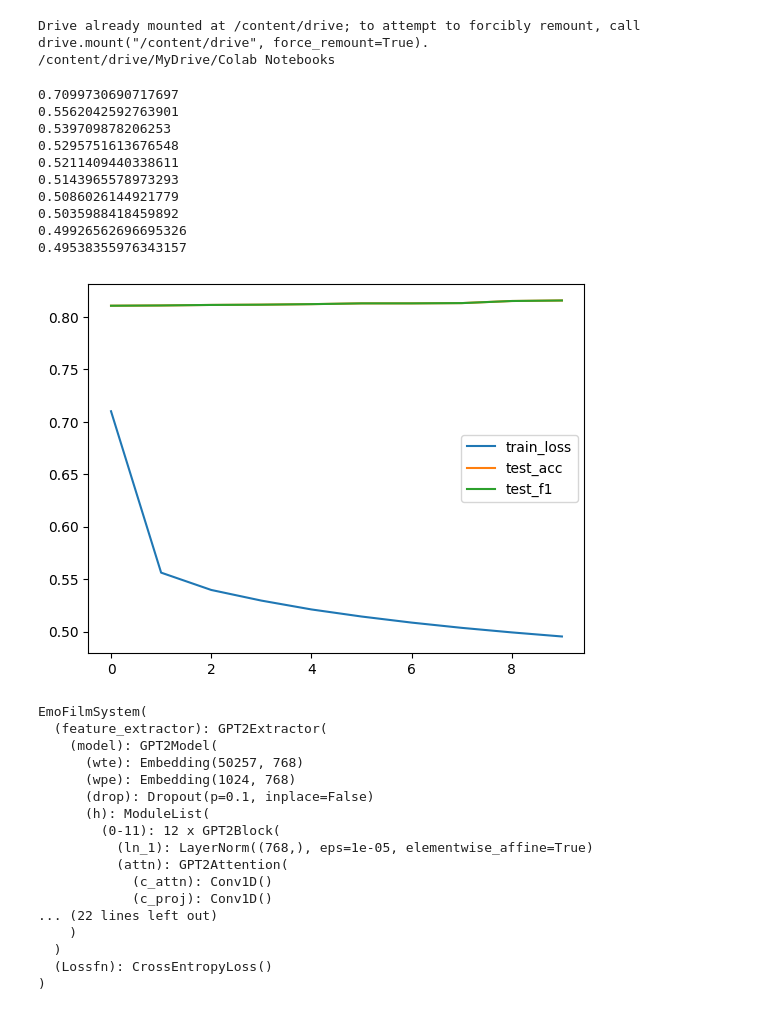
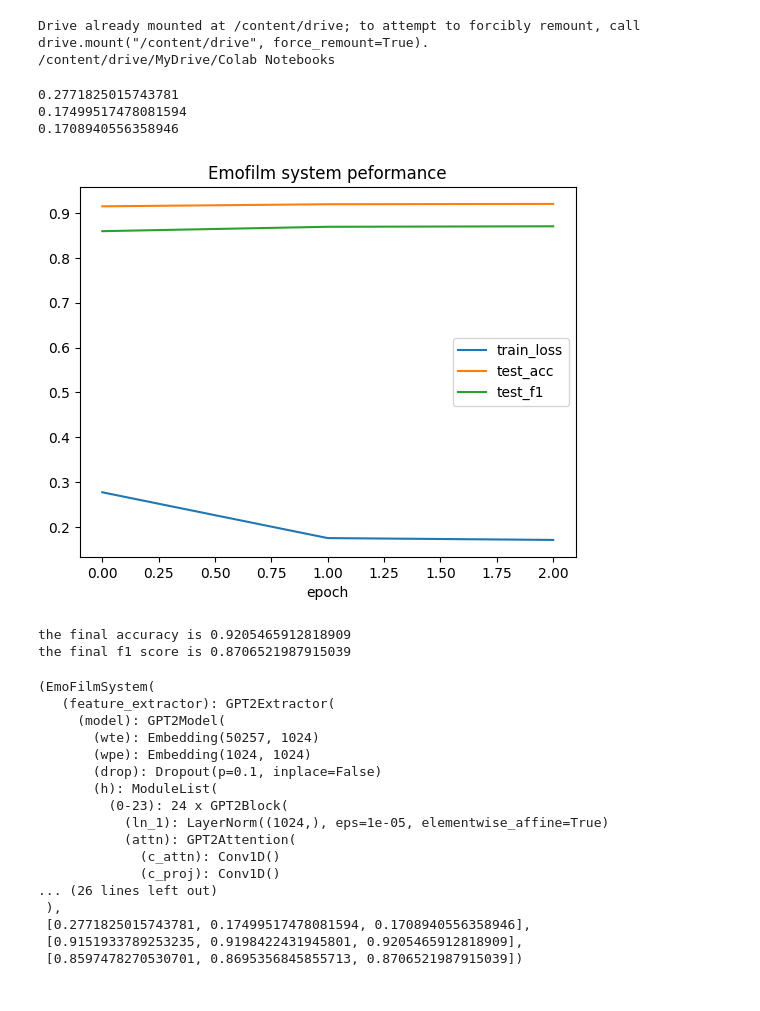
Before and after one commit to ece1786-2023/FilmEMO, a Jupyter notebook: trainer.ipynb, the cells around one changed output. Saved outputs shown, nothing was run; the diff lists cells and outputs as text; code cells hidden in the pictures.

```diff
--- a/trainer.ipynb
+++ b/trainer.ipynb
@@ -60,11 +60,15 @@ def evaluate(model, data_loader, f1_metric, acc_metric):
 
 def plot_curve(train_loss_list, test_acc_list, test_f1_list):
     X = range(len(train_loss_list))
+    plt.xlabel("epoch")
+    plt.title("Emofilm system peformance")
     plt.plot(train_loss_list, label="train_loss")
     plt.plot(test_acc_list, label="test_acc")
     plt.plot(test_f1_list, label="test_f1")
     plt.legend()
     plt.show()
+    print(f"the final accuracy is {test_acc_list[-1]}")
+    print(f"the final f1 score is {test_f1_list[-1]}")
 
 class Trainer:
   def __init__(self, train_data, test_data, model, epoch=100, lr=0.005, batch_size = 64, optim=AdamW, device="cuda" if torch.cuda.is_available() else "cpu"):
@@ -76,8 +80,8 @@ class Trainer:
       self.epoch = epoch
       self.batch_size = batch_size
       self.lr = lr
-      self.f1 =  MulticlassF1Score(num_classes=self.model.get_number_classes(), average="macro")
-      self.acc = MulticlassAccuracy()
+      self.f1 =  MulticlassF1Score(num_classes=self.model.get_number_classes(), average="macro").to(self.device)
+      self.acc = MulticlassAccuracy().to(self.device)
 
   def lm_collate_fn(self, batch, tokenize_fn):
       batch_text = [row["text"] for row in batch]
@@ -95,7 +99,7 @@ class Trainer:
 
   def train(self):
       self.train_dataloader = DataLoader(self.train_data, batch_size=self.batch_size, collate_fn=lambda batch: self.lm_collate_fn(batch, tokenize_fn=self.model.tokenized_input))
-      self.test_dataloader = DataLoader(self.test_data, batch_size=256, collate_fn=lambda batch: self.lm_collate_fn(batch, tokenize_fn=self.model.tokenized_input))
+      self.test_dataloader = DataLoader(self.test_data, batch_size=32, collate_fn=lambda batch: self.lm_collate_fn(batch, tokenize_fn=self.model.tokenized_input))
       train_loss_list = []
       test_acc_list = []
       test_f1_list = []
@@ -121,69 +125,68 @@ class Trainer:
         test_acc_list.append(test_acc)
       # plot graph
       plot_curve(train_loss_list, test_acc_list, test_f1_list)
-      return self.model
+      return self.model, train_loss_list, test_acc_list, test_f1_list
 # %%
 from model.system_factory import SystemFactory
 from utils.datafactory import DataFactory
 import torch.nn as nn
 from torch.optim import AdamW
+import pandas as pd
 
 # get dataset
 data_filepath = "/content/drive/MyDrive/Colab Notebooks/combined_data.csv"
-train_data, test_data = DataFactory(data_filepath).train_test_split(train_ratio=0.8, n_data=20000)
+try:
+    train_data, test_data = DataFactory(data_filepath).train_test_split(train_ratio=0.8, n_data=80000)
+except Exception as e:
+  print(e)
 # %%
 import os
 # os.environ["PYTORCH_CUDA_ALLOC_CONF"] = "max_split_size_mb:<10000>"
 # os.environ["CUDA_MODULE_LOADING"] = "LAZY"
 # default using gpu
 torch.manual_seed(10)
 trainer_config = {
-    "epoch": 5,
+    "epoch": 3,
     "lr":2e-5,
-    "batch_size": 32,
+    "batch_size": 16,
     "optim": AdamW,
     "device": "cuda" if torch.cuda.is_available() else "cpu"
 }
 
 system_config = {
     "extractor_config":{"pre_train_model_name":"gpt2-medium",
-                        "train_extractor":False},
+                        "train_extractor":True},
     "classifier_config":{"number_classes":3,
                          "hidden_units":[32]},
     "Lossfn":nn.CrossEntropyLoss,
     "max_length":128
 }
 # initialize system
 emofilmsystem = SystemFactory.produce_system(**system_config)
 # initialize trainer
 trainer = Trainer(train_data=train_data, test_data=test_data, model=emofilmsystem, **trainer_config)
 trainer.train()
 # %% [output]
-0.7099730690717697
-0.5562042592763901
-0.539709878206253
-0.5295751613676548
-0.5211409440338611
-0.5143965578973293
-0.5086026144921779
-0.5035988418459892
-0.49926562696695326
-0.49538355976343157
+0.2771825015743781
+0.17499517478081594
+0.1708940556358946
-[figure, old version]
+[figure, new version]
-EmoFilmSystem(
-  (feature_extractor): GPT2Extractor(
-    (model): GPT2Model(
-      (wte): Embedding(50257, 768)
-      (wpe): Embedding(1024, 768)
-      (drop): Dropout(p=0.1, inplace=False)
-      (h): ModuleList(
-        (0-11): 12 x GPT2Block(
-          (ln_1): LayerNorm((768,), eps=1e-05, elementwise_affine=True)
-          (attn): GPT2Attention(
-            (c_attn): Conv1D()
-            (c_proj): Conv1D()
-... (22 lines left out)
-    )
-  )
-  (Lossfn): CrossEntropyLoss()
-)
+the final accuracy is 0.9205465912818909
+the final f1 score is 0.8706521987915039
+(EmoFilmSystem(
+   (feature_extractor): GPT2Extractor(
+     (model): GPT2Model(
+       (wte): Embedding(50257, 1024)
+       (wpe): Embedding(1024, 1024)
+       (drop): Dropout(p=0.1, inplace=False)
+       (h): ModuleList(
+         (0-23): 24 x GPT2Block(
+           (ln_1): LayerNorm((1024,), eps=1e-05, elementwise_affine=True)
+           (attn): GPT2Attention(
+             (c_attn): Conv1D()
+             (c_proj): Conv1D()
+... (26 lines left out)
+ ),
+ [0.2771825015743781, 0.17499517478081594, 0.1708940556358946],
+ [0.9151933789253235, 0.9198422431945801, 0.9205465912818909],
+ [0.8597478270530701, 0.8695356845855713, 0.8706521987915039])
```
Also changed, not shown: parts of 5 cells of this notebook, 1 other file.
